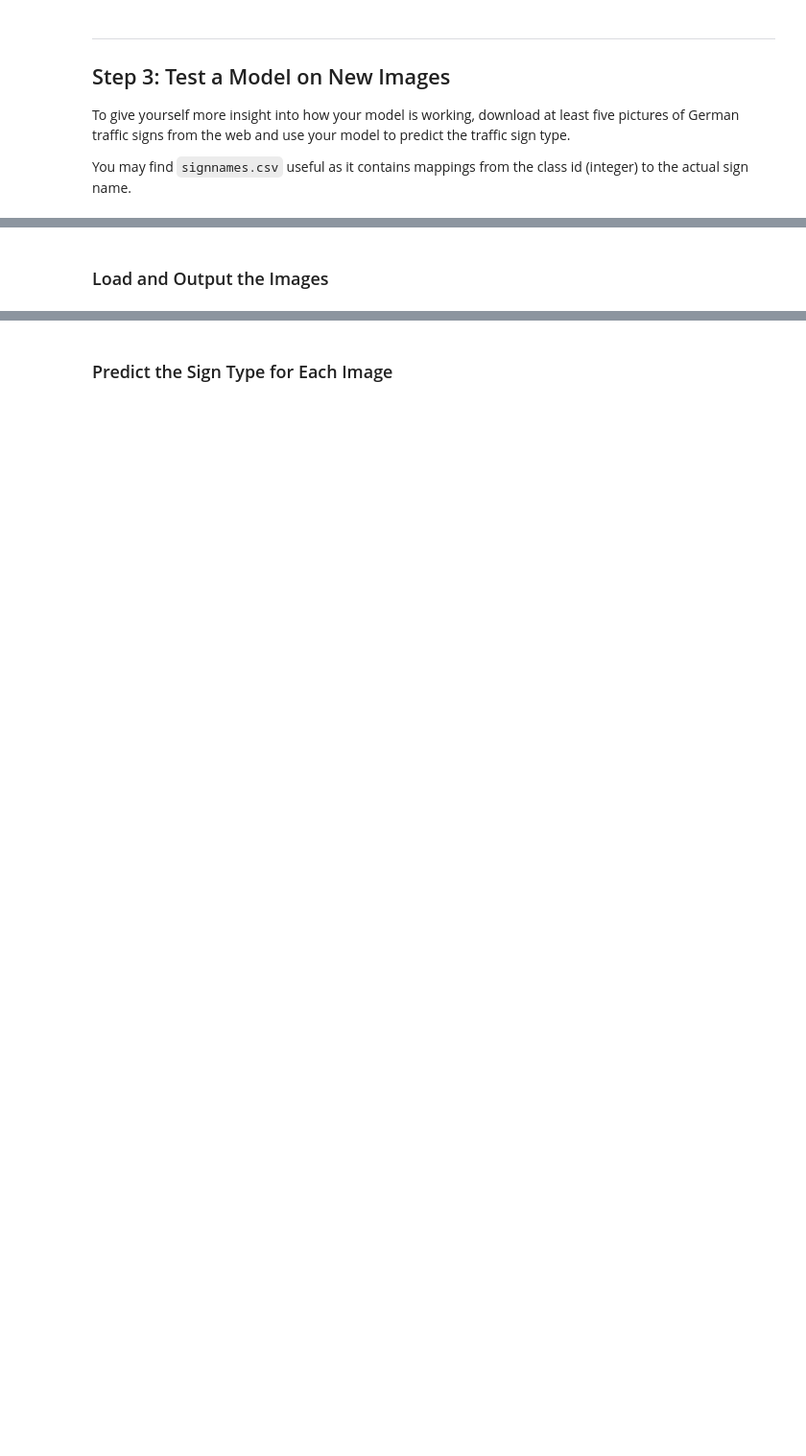
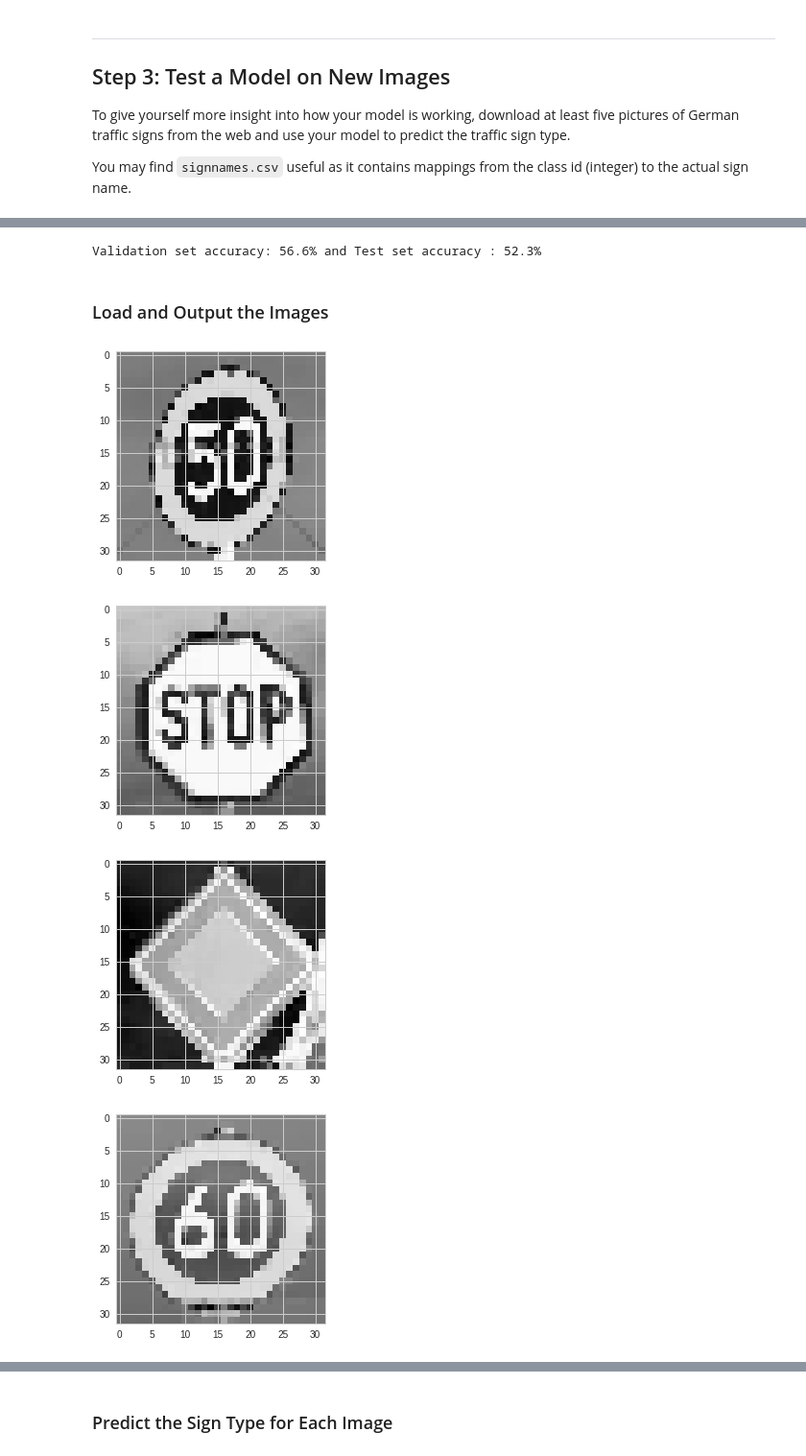
Before and after one commit to ruleva1983/udacity-selfdrivingcar, a Jupyter notebook: term1/traffic_sign/Traffic_Sign_Classifier.ipynb, the cells around one changed output, grey strips where cells are left out. Shown at 96% size. Saved outputs shown, nothing was run; the diff lists cells and outputs as text; code cells hidden in the pictures; blank space fills up the shorter version.

Commit message:
Important changes in main notebook, ready for AWS

```diff
--- a/term1/traffic_sign/Traffic_Sign_Classifier.ipynb
+++ b/term1/traffic_sign/Traffic_Sign_Classifier.ipynb
@@ -317,2 +526,13 @@ You may find `signnames.csv` useful as it contains mappings from the class id (i
+# %%
+with tf.Session() as sess:
+    saver = tf.train.Saver()
+    saver.restore(sess, os.path.join("models/", 'model.ckpt'))
+    test_res = sess.run(prediction, feed_dict={x_holder : X_test})
+    valid_res = sess.run(prediction, feed_dict={x_holder : X_valid})
+    valid_accuracy = _accuracy(valid_res, y_valid)
+    test_accuracy = _accuracy(test_res, y_test)
+    print("Validation set accuracy: {:.1f}% and Test set accuracy : {:.1f}%".format(valid_accuracy, test_accuracy))
+# %% [output]
+Validation set accuracy: 56.6% and Test set accuracy : 52.3%
 # %% [markdown]
 ### Load and Output the Images
@@ -321,0 +539,52 @@ You may find `signnames.csv` useful as it contains mappings from the class id (i
+# %%
+### Load the images and plot them here.
+### Feel free to use as many code cells as needed.
+
+import matplotlib.image as mpimg
+
+img1 = mpimg.imread('./data/sign1.jpg')
+img1 = img1[40:310,50:400]
+img1 = cv2.resize(img1,(32,32), interpolation = cv2.INTER_CUBIC)
+img1 = cv2.cvtColor(img1, cv2.COLOR_RGB2GRAY)
+img1 = GCN(img1)
+plt.imshow(img1);
+plt.show()
+
+img2 = mpimg.imread('./data/sign2.jpg')
+img2 = img2[25:150,60:190]
+img2 = cv2.resize(img2,(32,32), interpolation = cv2.INTER_CUBIC)
+img2 = cv2.cvtColor(img2, cv2.COLOR_RGB2GRAY)
+img2 = GCN(img2)
+plt.imshow(img2);
+plt.show()
+
+img3 = mpimg.imread('./data/sign3.jpg')
+img3 = img3[:180,30:230]
+img3 = cv2.resize(img3,(32,32), interpolation = cv2.INTER_CUBIC)
+img3 = cv2.cvtColor(img3, cv2.COLOR_RGB2GRAY)
+img3 = GCN(img3)
+plt.imshow(img3);
+plt.show()
+
+img4 = mpimg.imread('./data/sign4.jpg')
+img4 = img4[:185,:]
+img4 = cv2.resize(img4,(32,32), interpolation = cv2.INTER_CUBIC)
+img4 = cv2.cvtColor(img4, cv2.COLOR_RGB2GRAY)
+img4 = GCN(img4)
+plt.imshow(img4);
+plt.show()
+
+img5 = mpimg.imread('./data/sign5.jpg')
+img5 = img5[:190,:]
+img5 = cv2.resize(img5,(32,32), interpolation = cv2.INTER_CUBIC)
+img5 = cv2.cvtColor(img5, cv2.COLOR_RGB2GRAY)
+img5 = GCN(img5)
+plt.imshow(img5);
+plt.show()
+
+images = np.array([img1, img2, img3, img4, img5]).reshape((-1, 32, 32, 1))
+# %% [output]
+[figure, added]
+[figure, added]
+[figure, added]
+[figure, added]
```
Also changed, not shown: parts of 41 cells of this notebook, 6 other files.
